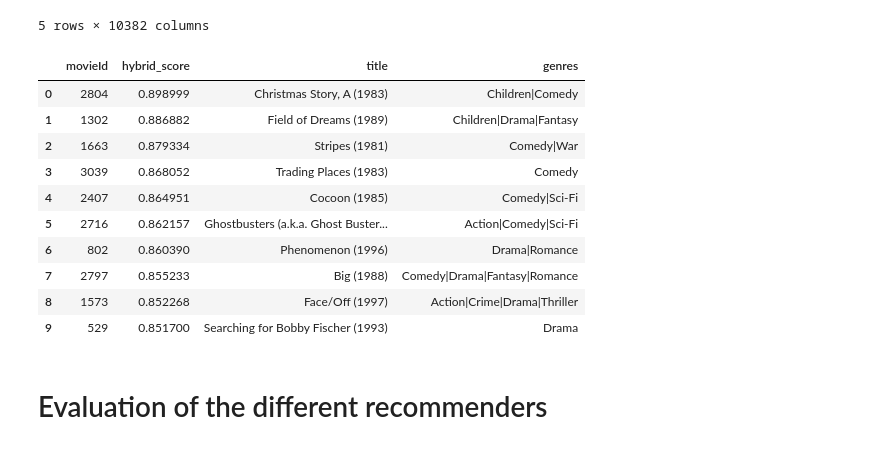
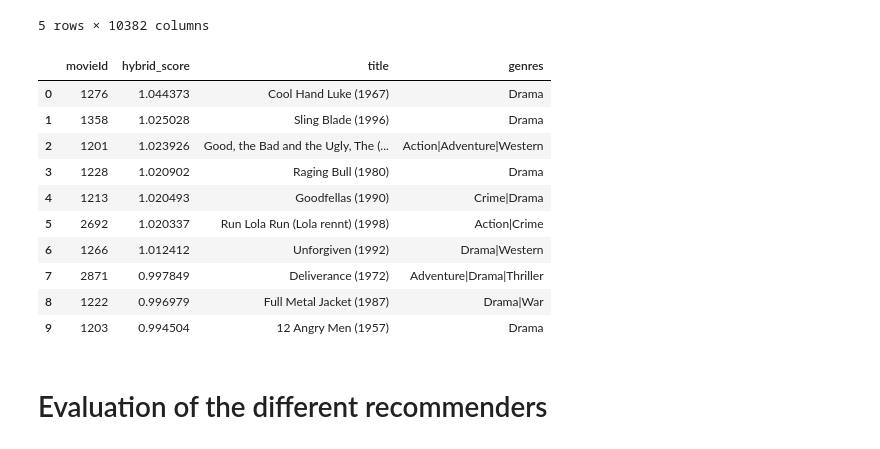
Before and after one commit to HamidSadEsf/movie_recommendation_ProjectCDS, a Jupyter notebook: main.ipynb, the cells around one changed output. Drawn from its saved outputs; the diff is of its cells as text; code cells hidden in the pictures.

```diff
--- a/main.ipynb
+++ b/main.ipynb
@@ -223,19 +222,19 @@ hyb_recommendations.head()
 5 rows × 10382 columns
 # %%
 userId = 186
-hyb_recommender.hybrid_recommendation(userId, 10)
+hyb_recommender.hybrid_recommendation(sveta_user_id, 10)
 # %% [output]
 |  | movieId | hybrid_score | title | genres |
-| 0 | 2804 | 0.898999 | Christmas Story, A (1983) | Children|Comedy |
-| 1 | 1302 | 0.886882 | Field of Dreams (1989) | Children|Drama|Fantasy |
-| 2 | 1663 | 0.879334 | Stripes (1981) | Comedy|War |
-| 3 | 3039 | 0.868052 | Trading Places (1983) | Comedy |
-| 4 | 2407 | 0.864951 | Cocoon (1985) | Comedy|Sci-Fi |
-| 5 | 2716 | 0.862157 | Ghostbusters (a.k.a. Ghost Buster... | Action|Comedy|Sci-Fi |
-| 6 | 802 | 0.860390 | Phenomenon (1996) | Drama|Romance |
-| 7 | 2797 | 0.855233 | Big (1988) | Comedy|Drama|Fantasy|Romance |
-| 8 | 1573 | 0.852268 | Face/Off (1997) | Action|Crime|Drama|Thriller |
-| 9 | 529 | 0.851700 | Searching for Bobby Fischer (1993) | Drama |
+| 0 | 1276 | 1.044373 | Cool Hand Luke (1967) | Drama |
+| 1 | 1358 | 1.025028 | Sling Blade (1996) | Drama |
+| 2 | 1201 | 1.023926 | Good, the Bad and the Ugly, The (... | Action|Adventure|Western |
+| 3 | 1228 | 1.020902 | Raging Bull (1980) | Drama |
+| 4 | 1213 | 1.020493 | Goodfellas (1990) | Crime|Drama |
+| 5 | 2692 | 1.020337 | Run Lola Run (Lola rennt) (1998) | Action|Crime |
+| 6 | 1266 | 1.012412 | Unforgiven (1992) | Drama|Western |
+| 7 | 2871 | 0.997849 | Deliverance (1972) | Adventure|Drama|Thriller |
+| 8 | 1222 | 0.996979 | Full Metal Jacket (1987) | Drama|War |
+| 9 | 1203 | 0.994504 | 12 Angry Men (1957) | Drama |
 # %% [markdown]
 # Evaluation of the different recommenders
 # %% [markdown]
```
Also changed, not shown: parts of 13 cells of this notebook, 3 other files.
